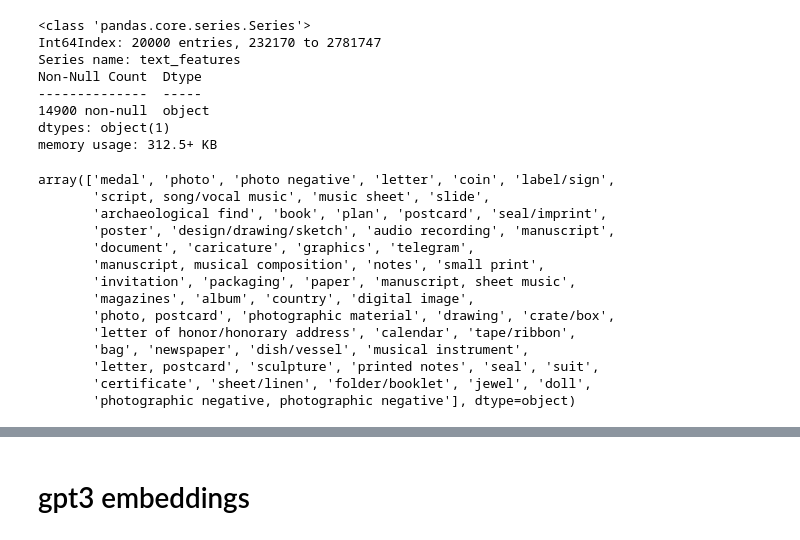
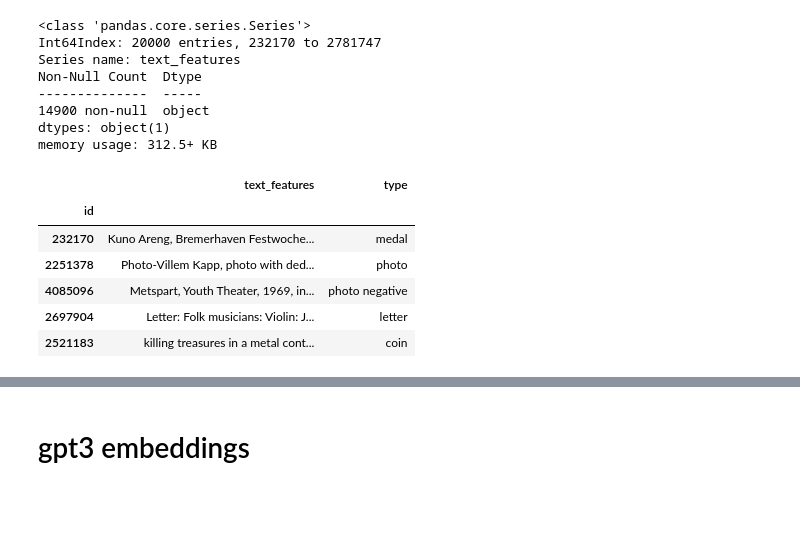
Before and after one commit to tillwenke/museum_item_classification, a Jupyter notebook: nlp.ipynb, the cells around one changed output, grey strips where cells are left out. Cells and saved outputs as stored; diff of their text form; code cells hidden in the pictures; blank space fills up the shorter version.

Commit message:
source back to text and split

```diff
--- a/nlp.ipynb
+++ b/nlp.ipynb
@@ -88,23 +109,3 @@ Non-Null Count  Dtype
 14900 non-null  object
 dtypes: object(1)
 memory usage: 312.5+ KB
-# %%
-types = data.type.unique()
-# remove nan
-types = types[:-1]
-types
-# %% [output]
-array(['medal', 'photo', 'photo negative', 'letter', 'coin', 'label/sign',
-       'script, song/vocal music', 'music sheet', 'slide',
-       'archaeological find', 'book', 'plan', 'postcard', 'seal/imprint',
-       'poster', 'design/drawing/sketch', 'audio recording', 'manuscript',
-       'document', 'caricature', 'graphics', 'telegram',
-       'manuscript, musical composition', 'notes', 'small print',
-       'invitation', 'packaging', 'paper', 'manuscript, sheet music',
-       'magazines', 'album', 'country', 'digital image',
-       'photo, postcard', 'photographic material', 'drawing', 'crate/box',
-       'letter of honor/honorary address', 'calendar', 'tape/ribbon',
-       'bag', 'newspaper', 'dish/vessel', 'musical instrument',
-       'letter, postcard', 'sculpture', 'printed notes', 'seal', 'suit',
-       'certificate', 'sheet/linen', 'folder/booklet', 'jewel', 'doll',
-       'photographic negative, photographic negative'], dtype=object)
@@ -111,5 +135,15 @@ array(['medal', 'photo', 'photo negative', 'letter', 'coin', 'label/sign',
 # %%
 data.text_features = data.text_features.replace(float('nan'), '')
+# %%
+data.head()
+# %% [output]
+|  | text_features | type |
+| id |  |  |
+| 232170 | Kuno Areng, Bremerhaven Festwoche... | medal |
+| 2251378 | Photo-Villem Kapp, photo with ded... | photo |
+| 4085096 | Metspart, Youth Theater, 1969, in... | photo negative |
+| 2697904 | Letter: Folk musicians: Violin: J... | letter |
+| 2521183 | killing treasures in a metal cont... | coin |
 # %%
 multi_counter = 0
 one_counter = 0
```
Also changed, not shown: parts of 4 cells of this notebook, 11 other files.
